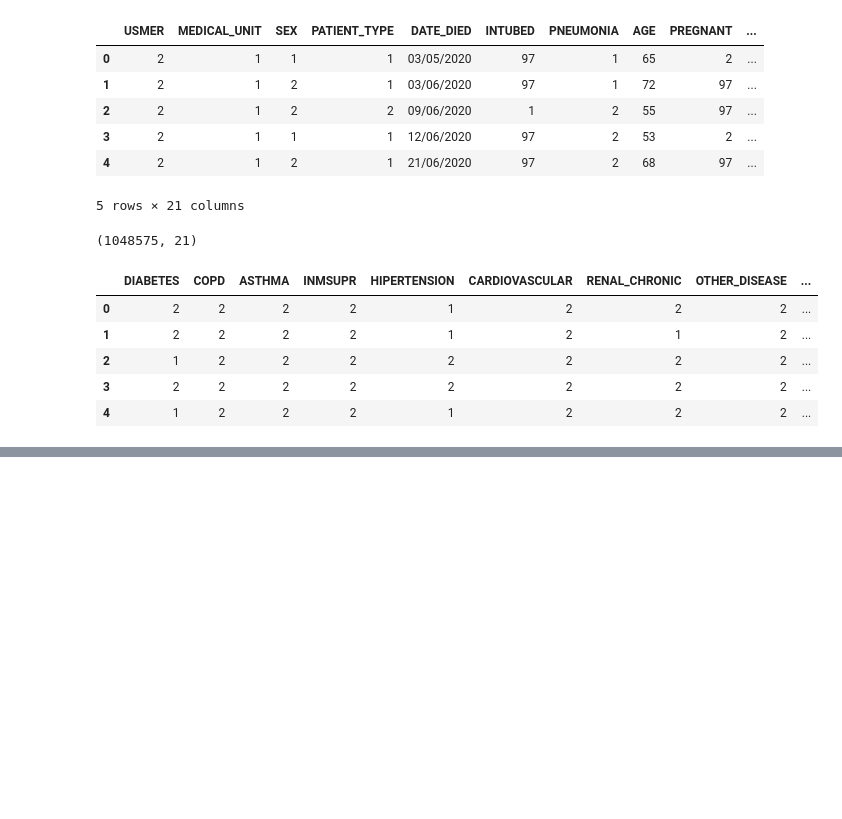
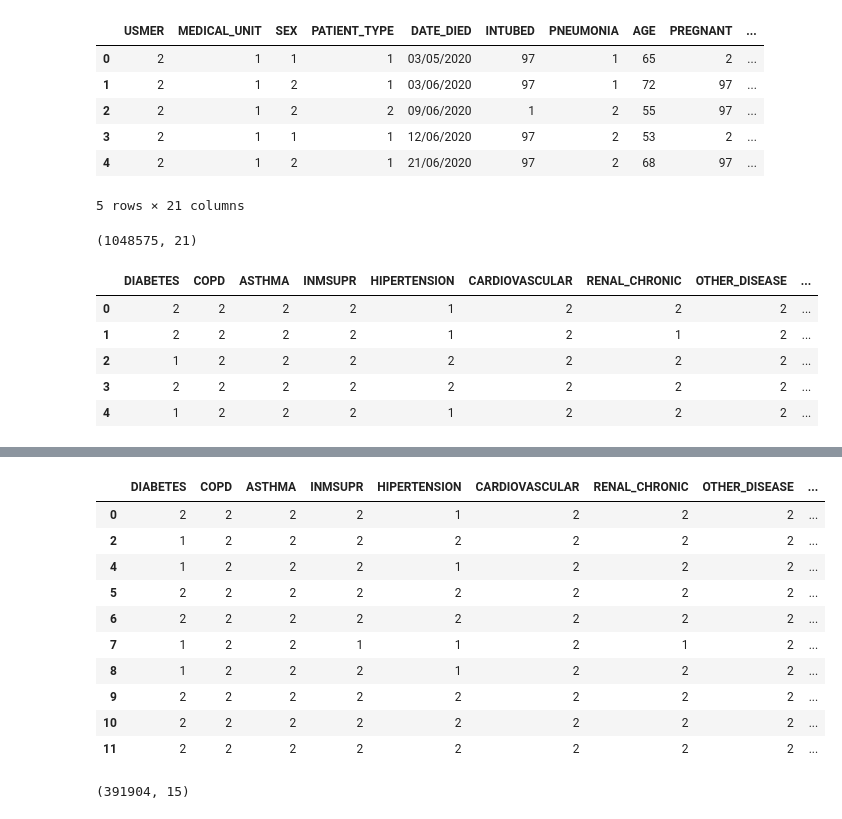
Before and after one commit to waz-abd/COVID-19-Mortality-Risk-Prediction, a Jupyter notebook: ML-Analysis.ipynb, the cells around one changed output, grey strips where cells are left out. Cells and saved outputs as stored; diff of their text form; code cells hidden in the pictures; blank space fills up the shorter version.

```diff
--- a/ML-Analysis.ipynb
+++ b/ML-Analysis.ipynb
@@ -60,0 +97,30 @@ myData[demo_variables].head()
+# %%
+# 4. Creating the Death Variable and Dropping Leakage Variables
+
+myData["DEATH"] = (myData["DATE_DIED"] != "9999-99-99").astype(int)
+myData = myData.drop(columns = ["DATE_DIED", "INTUBED", "ICU", "PATIENT_TYPE", "PNEUMONIA", "USMER", "MEDICAL_UNIT"])
+# %%
+# 5. Predictors
+
+target = "DEATH"
+
+predictors = [
+    # Medical Variables
+    "DIABETES",
+    "COPD",
+    "ASTHMA",
+    "INMSUPR",
+    "HIPERTENSION",
+    "CARDIOVASCULAR",
+    "RENAL_CHRONIC",
+    "OTHER_DISEASE",
+    "OBESITY",
+    "TOBACCO",
+    # Demographic Variables
+    "SEX",
+    "PREGNANT",
+    "AGE"
+]
+# %%
+pre_model = myData[predictors + [target]]
+pre_model.isna().sum()
@@ -60,0 +143,17 @@ myData[demo_variables].head()
+# %%
+pre_model["AGE"] = pd.to_numeric(pre_model["AGE"], errors = "coerce")
+pre_model = pre_model.dropna(subset = ["AGE"])
+# %%
+pre_model.head(10)
+# %% [output]
+|  | DIABETES | COPD | ASTHMA | INMSUPR | HIPERTENSION | CARDIOVASCULAR | RENAL_CHRONIC | OTHER_DISEASE | ... |
+| 0 | 2 | 2 | 2 | 2 | 1 | 2 | 2 | 2 | ... |
+| 2 | 1 | 2 | 2 | 2 | 2 | 2 | 2 | 2 | ... |
+| 4 | 1 | 2 | 2 | 2 | 1 | 2 | 2 | 2 | ... |
+| 5 | 2 | 2 | 2 | 2 | 2 | 2 | 2 | 2 | ... |
+| 6 | 2 | 2 | 2 | 2 | 2 | 2 | 2 | 2 | ... |
+| 7 | 1 | 2 | 2 | 1 | 1 | 2 | 1 | 2 | ... |
+| 8 | 1 | 2 | 2 | 2 | 1 | 2 | 2 | 2 | ... |
+| 9 | 2 | 2 | 2 | 2 | 2 | 2 | 2 | 2 | ... |
+| 10 | 2 | 2 | 2 | 2 | 2 | 2 | 2 | 2 | ... |
+| 11 | 2 | 2 | 2 | 2 | 2 | 2 | 2 | 2 | ... |
@@ -60,0 +192,4 @@ myData[demo_variables].head()
+# %%
+model_data.shape
+# %% [output]
+(391904, 15)
```
Also changed, not shown: parts of 28 cells of this notebook.
